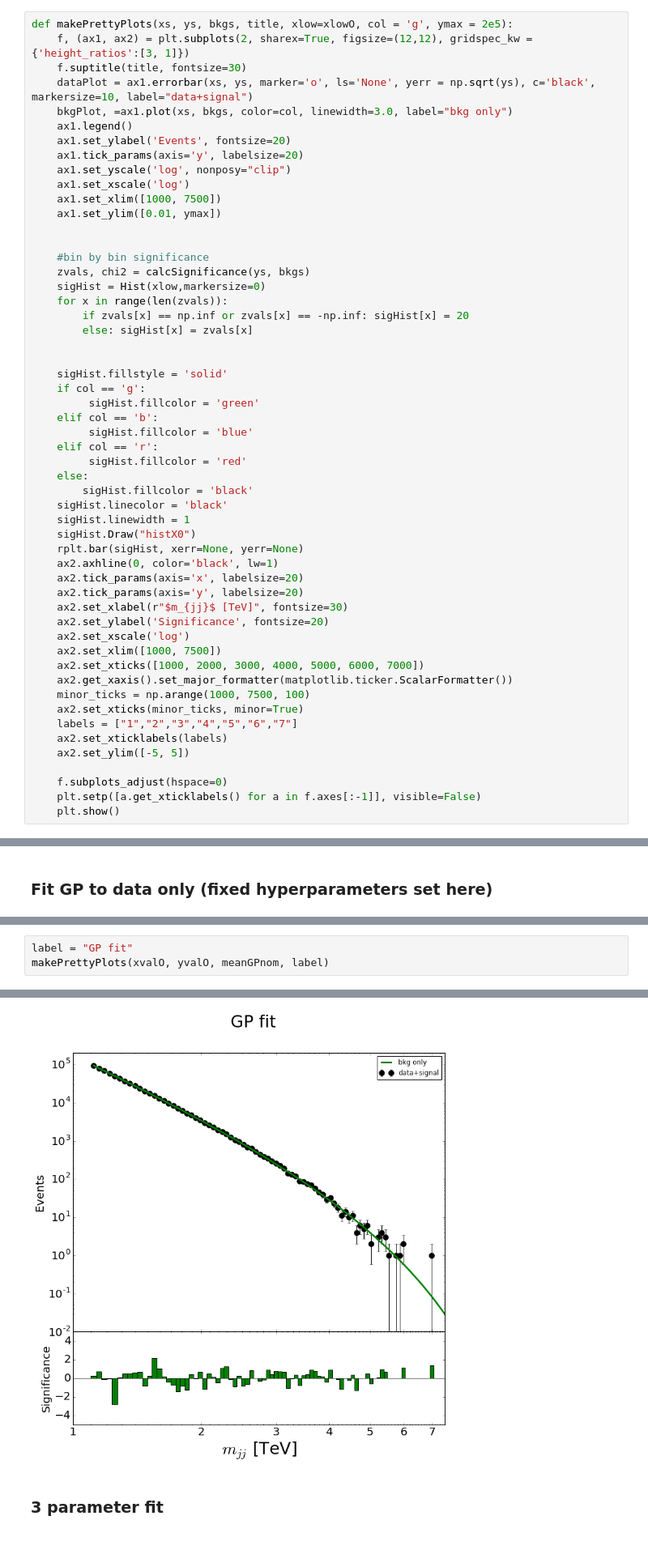
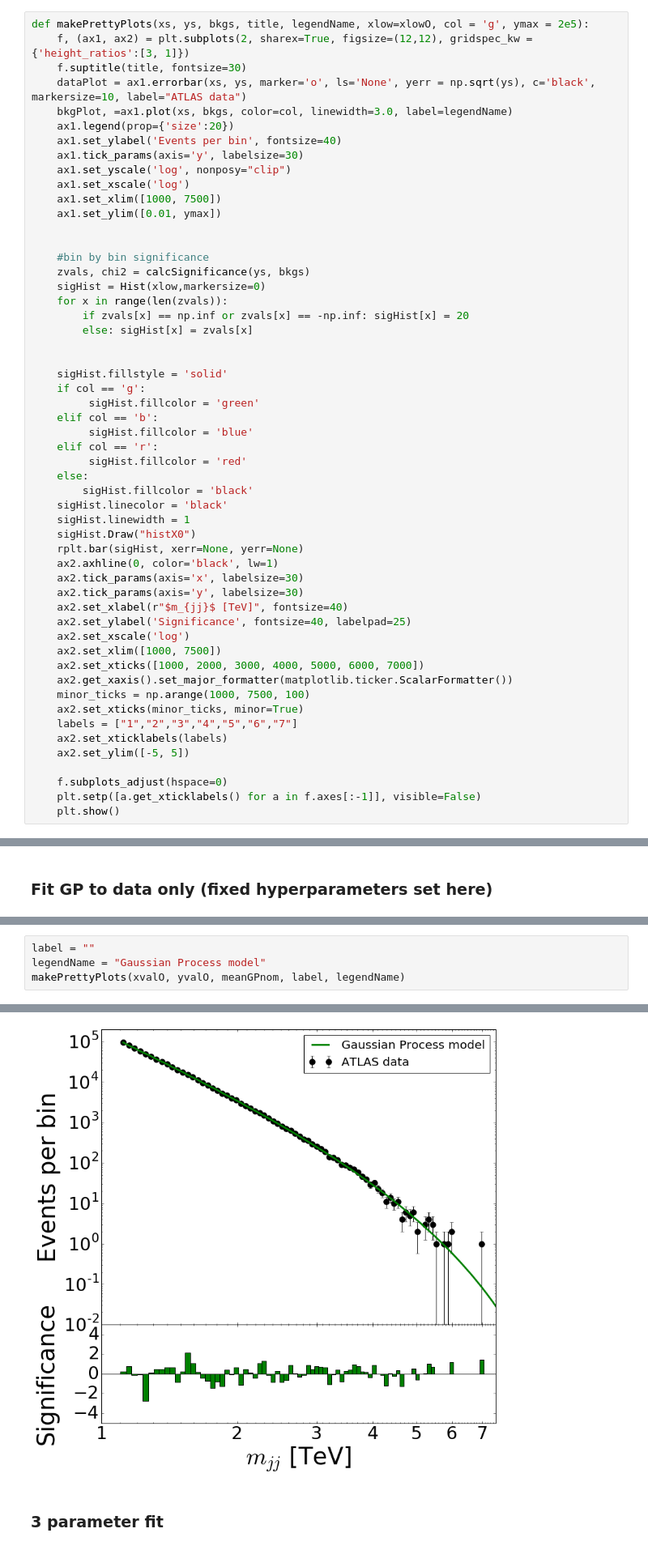
Before and after one commit to mfrate28/GP_Paper, a Jupyter notebook: InitialFits-and-ToyMaking.ipynb, the cells around one changed output, grey strips where cells are left out. Shown at 81% size. Drawn from its saved outputs; the diff is of its cells as text.

```diff
--- a/InitialFits-and-ToyMaking.ipynb
+++ b/InitialFits-and-ToyMaking.ipynb
@@ -225,14 +225,14 @@ def removeZeros(data):
 # %% [markdown]
 ### Make plot with fit overlaid on data on top panel, signficance on bottom panel
 # %%
-def makePrettyPlots(xs, ys, bkgs, title, xlow=xlowO, col = 'g', ymax = 2e5):
+def makePrettyPlots(xs, ys, bkgs, title, legendName, xlow=xlowO, col = 'g', ymax = 2e5):
     f, (ax1, ax2) = plt.subplots(2, sharex=True, figsize=(12,12), gridspec_kw = {'height_ratios':[3, 1]})
     f.suptitle(title, fontsize=30)
-    dataPlot = ax1.errorbar(xs, ys, marker='o', ls='None', yerr = np.sqrt(ys), c='black', markersize=10, label="data+signal")
-    bkgPlot, =ax1.plot(xs, bkgs, color=col, linewidth=3.0, label="bkg only")
-    ax1.legend()
-    ax1.set_ylabel('Events', fontsize=20)
-    ax1.tick_params(axis='y', labelsize=20)
+    dataPlot = ax1.errorbar(xs, ys, marker='o', ls='None', yerr = np.sqrt(ys), c='black', markersize=10, label="ATLAS data")
+    bkgPlot, =ax1.plot(xs, bkgs, color=col, linewidth=3.0, label=legendName)
+    ax1.legend(prop={'size':20})
+    ax1.set_ylabel('Events per bin', fontsize=40)
+    ax1.tick_params(axis='y', labelsize=30)
     ax1.set_yscale('log', nonposy="clip")
     ax1.set_xscale('log')
     ax1.set_xlim([1000, 7500])
@@ -261,10 +261,10 @@ def makePrettyPlots(xs, ys, bkgs, title, xlow=xlowO, col = 'g', ymax = 2e5):
     sigHist.Draw("histX0")
     rplt.bar(sigHist, xerr=None, yerr=None)
     ax2.axhline(0, color='black', lw=1)
-    ax2.tick_params(axis='x', labelsize=20)
-    ax2.tick_params(axis='y', labelsize=20)
-    ax2.set_xlabel(r"$m_{jj}$ [TeV]", fontsize=30)
-    ax2.set_ylabel('Significance', fontsize=20)
+    ax2.tick_params(axis='x', labelsize=30)
+    ax2.tick_params(axis='y', labelsize=30)
+    ax2.set_xlabel(r"$m_{jj}$ [TeV]", fontsize=40)
+    ax2.set_ylabel('Significance', fontsize=40, labelpad=25)
     ax2.set_xscale('log')
     ax2.set_xlim([1000, 7500])
     ax2.set_xticks([1000, 2000, 3000, 4000, 5000, 6000, 7000])
@@ -598,4 +598,5 @@ best fit vals (885372.7439999877, 5.3522154362718535, 6.193618019065637, 1538.47
 # %%
-label = "GP fit"
-makePrettyPlots(xvalO, yvalO, meanGPnom, label)
+label = ""
+legendName = "Gaussian Process model"
+makePrettyPlots(xvalO, yvalO, meanGPnom, label, legendName)
 # %% [output]
@@ -604,4 +603,4 @@ LIST <type 'list'> 91
-[figure, old version]
+[figure, new version]
 # %% [markdown]
 ### 3 parameter fit
 # %%
```
Also changed, not shown: parts of 17 cells of this notebook.
